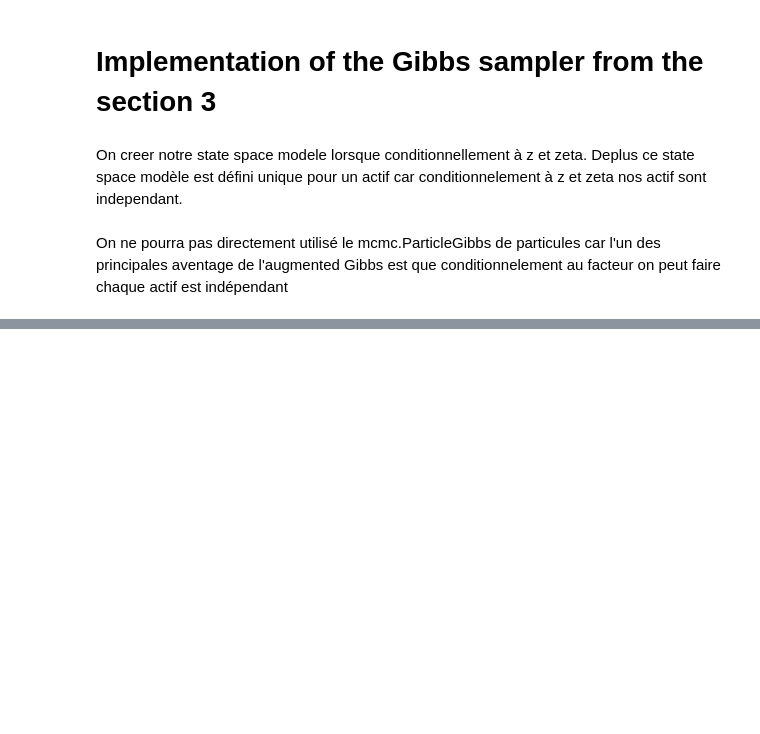
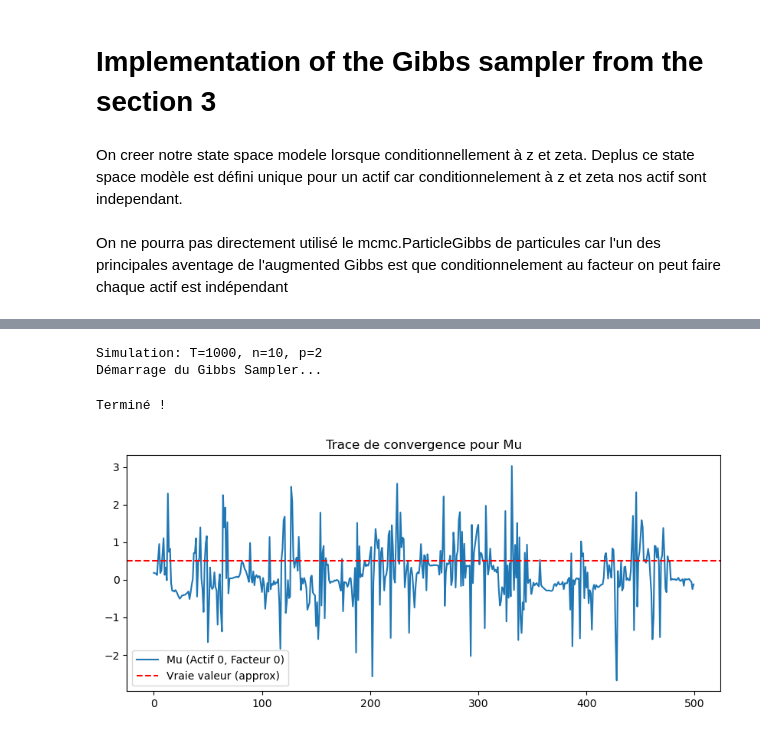
Before and after one commit to AugusteVautrin/High-dimensional-dynamic-stochastic-copula-models, a Jupyter notebook: gibbs_sampler.ipynb, the cells around one changed output, grey strips where cells are left out. Saved outputs shown, nothing was run; the diff lists cells and outputs as text; code cells hidden in the pictures; blank space fills up the shorter version.

```diff
--- a/gibbs_sampler.ipynb
+++ b/gibbs_sampler.ipynb
@@ -747,0 +641,47 @@ AttributeError: 'FactorCopulaPrior' object has no attribute 'rvs'
+# %%
+# 1. Paramètres
+T_sim = 1000
+n_sim = 10  # 10 actifs
+p_sim = 2   # 2 facteurs
+N_ITER = 500 # Nombre d'itérations MCMC
+
+# 2. Données
+data = simulate_data(T_sim, n_sim, p_sim)
+
+# 3. Instanciation du Sampler
+sampler = FactorCopulaSampler(data, p_sim)
+
+# 4. Préparation du stockage (Trace)
+# On stocke l'historique de mu pour visualiser la convergence par exemple
+# Vous pouvez faire de même pour phi et sigma
+trace_mu = np.zeros((N_ITER, n_sim, p_sim))
+
+# 5. Boucle Principale
+print("Démarrage du Gibbs Sampler...")
+for it in tqdm(range(N_ITER)):
+
+    # A. Mises à jour séquentielles
+    # On appelle explicitement chaque étape dans l'ordre
+    sampler.update_z()          # Step 4
+    sampler.update_lambda_pg()  # Step 5
+    sampler.update_sigma()      # Step 6
+    sampler.update_mu_phi()     # Step 7
+
+    # B. Stockage
+    # On sauvegarde une copie profonde des paramètres à chaque itération
+    trace_mu[it] = sampler.theta['mu'].copy()
+
+print("Terminé !")
+
+# 6. Visualisation rapide
+plt.figure(figsize=(10, 4))
+plt.plot(trace_mu[:, 0, 0], label="Mu (Actif 0, Facteur 0)")
+plt.axhline(0.5, color='r', linestyle='--', label="Vraie valeur (approx)")
+plt.title("Trace de convergence pour Mu")
+plt.legend()
+plt.show()
+# %% [output]
+Simulation: T=1000, n=10, p=2
+Démarrage du Gibbs Sampler...
+Terminé !
+[figure, added]
```
Also changed, not shown: parts of 10 cells of this notebook.
